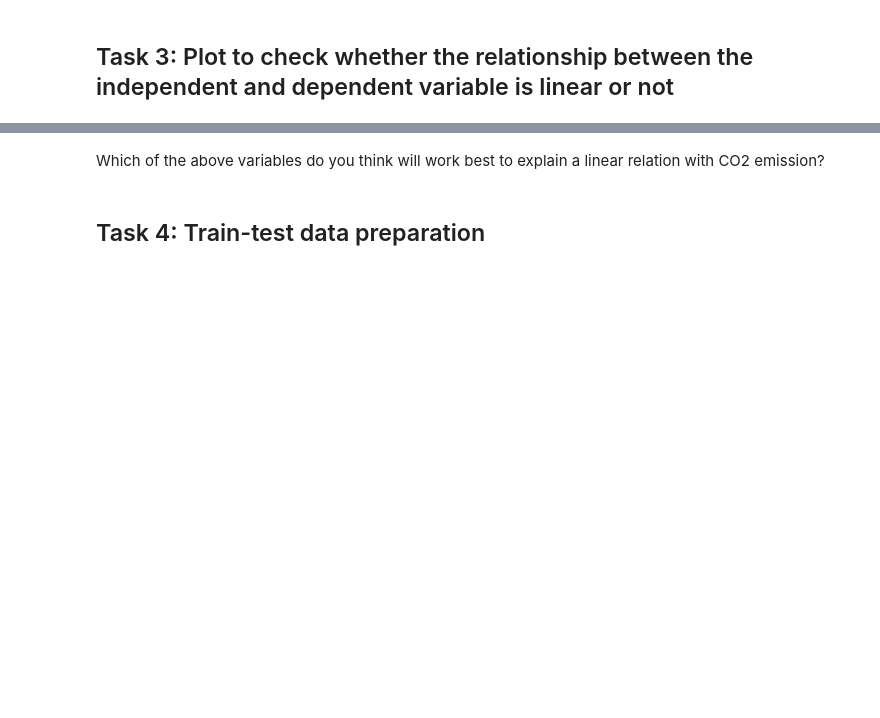
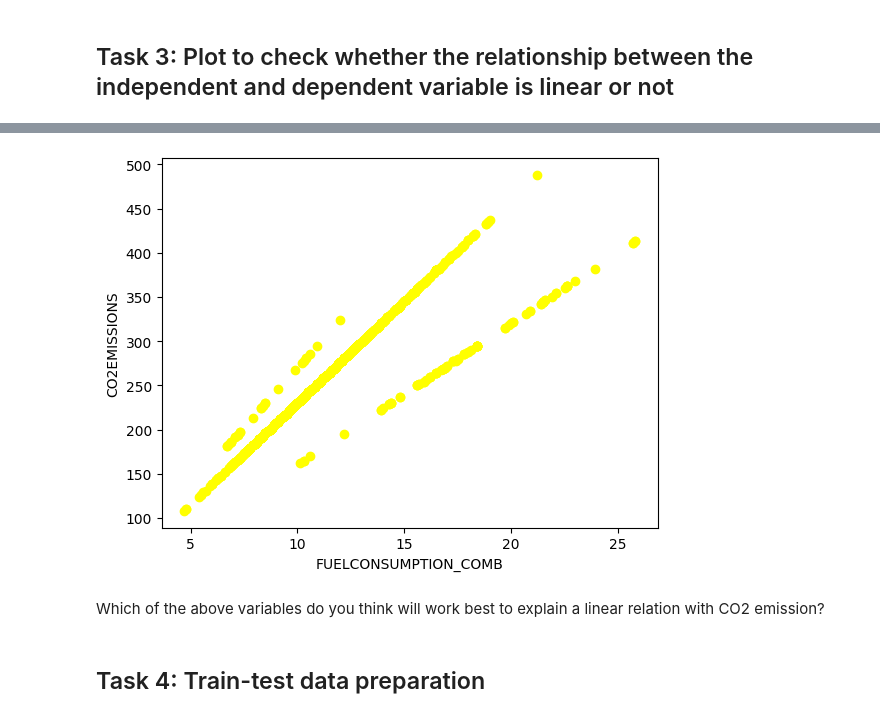
Before and after one commit to 535amar/CMP7005_Programming-for-Data-Analysis_S1_25, a Jupyter notebook: Simple_Linear_Regression_Workshop_8_.ipynb, the cells around one changed output, grey strips where cells are left out. Drawn from its saved outputs; the diff is of its cells as text; code cells hidden in the pictures; blank space fills up the shorter version.

```diff
--- a/Simple_Linear_Regression_Workshop_8_.ipynb
+++ b/Simple_Linear_Regression_Workshop_8_.ipynb
@@ -61,8 +95,10 @@ plt.show()
 # %%
-plt.scatter(df.FUELCONSUMPTION_COMB,df.CO2EMISSIONS, color='blue')
+plt.scatter(df.FUELCONSUMPTION_COMB,df.CO2EMISSIONS, color='yellow')
 plt.xlabel("FUELCONSUMPTION_COMB")
 plt.ylabel("CO2EMISSIONS")
 plt.show()
+# %% [output]
+[figure, added]
 # %% [markdown]
 
 Which of the above variables do you think will work best to explain a linear relation with CO2 emission?
```
Also changed, not shown: parts of 17 cells of this notebook.
